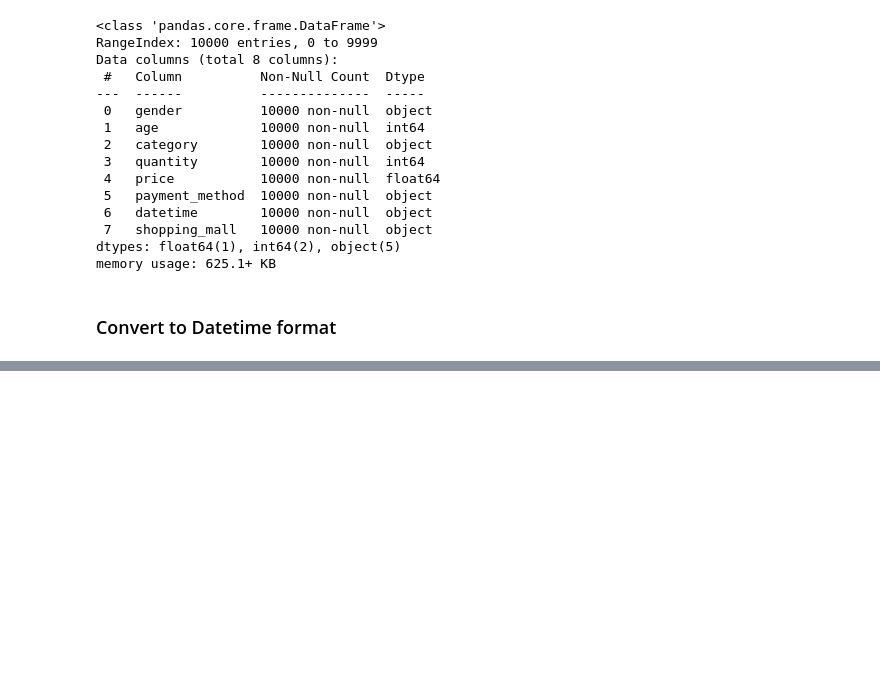
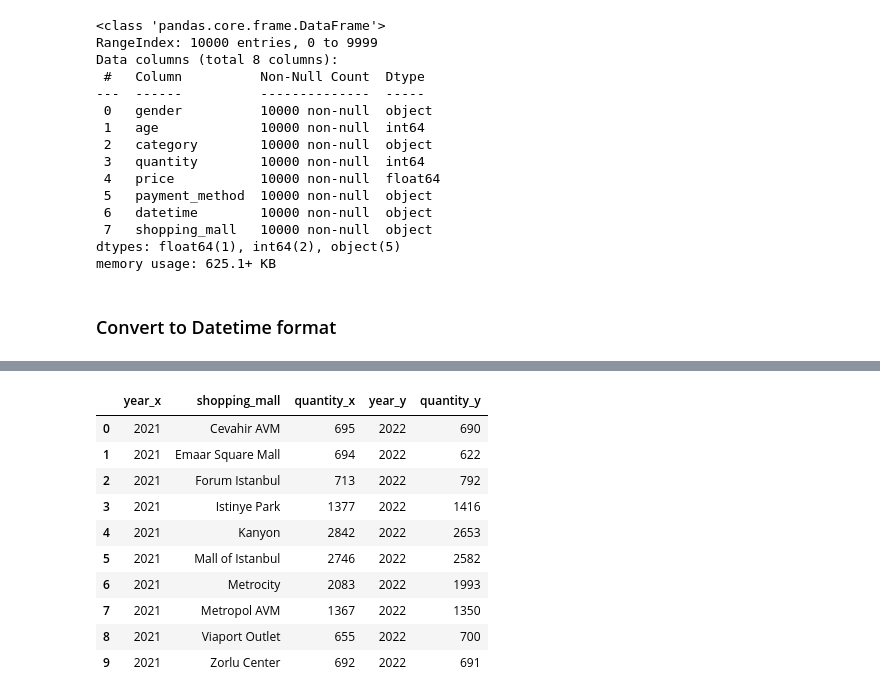
Before and after one commit to mrnnasir/project_shopping_mall, a Jupyter notebook: jupyter_notebooks/shopping_mall_project.ipynb, the cells around one changed output, grey strips where cells are left out. Saved outputs shown, nothing was run; the diff lists cells and outputs as text; code cells hidden in the pictures; blank space fills up the shorter version.

```diff
--- a/Dataset/Raw/shopping_mall_project.ipynb
+++ b/jupyter_notebooks/shopping_mall_project.ipynb
@@ -248,0 +315,3 @@ dfc
+# %%
+sale_2021 = qsale_per_mall_year.query('year == 2021')
+sale_2021
@@ -248,0 +332,3 @@ dfc
+# %%
+sale_2022 = qsale_per_mall_year.query('year == 2022')
+sale_2022
@@ -248,0 +364,15 @@ dfc
+# %%
+phase1 = pd.merge(sale_2021,sale_2022, on='shopping_mall')
+phase1
+# %% [output]
+|  | year_x | shopping_mall | quantity_x | year_y | quantity_y |
+| 0 | 2021 | Cevahir AVM | 695 | 2022 | 690 |
+| 1 | 2021 | Emaar Square Mall | 694 | 2022 | 622 |
+| 2 | 2021 | Forum Istanbul | 713 | 2022 | 792 |
+| 3 | 2021 | Istinye Park | 1377 | 2022 | 1416 |
+| 4 | 2021 | Kanyon | 2842 | 2022 | 2653 |
+| 5 | 2021 | Mall of Istanbul | 2746 | 2022 | 2582 |
+| 6 | 2021 | Metrocity | 2083 | 2022 | 1993 |
+| 7 | 2021 | Metropol AVM | 1367 | 2022 | 1350 |
+| 8 | 2021 | Viaport Outlet | 655 | 2022 | 700 |
+| 9 | 2021 | Zorlu Center | 692 | 2022 | 691 |
```
Also changed, not shown: parts of 29 cells of this notebook.
